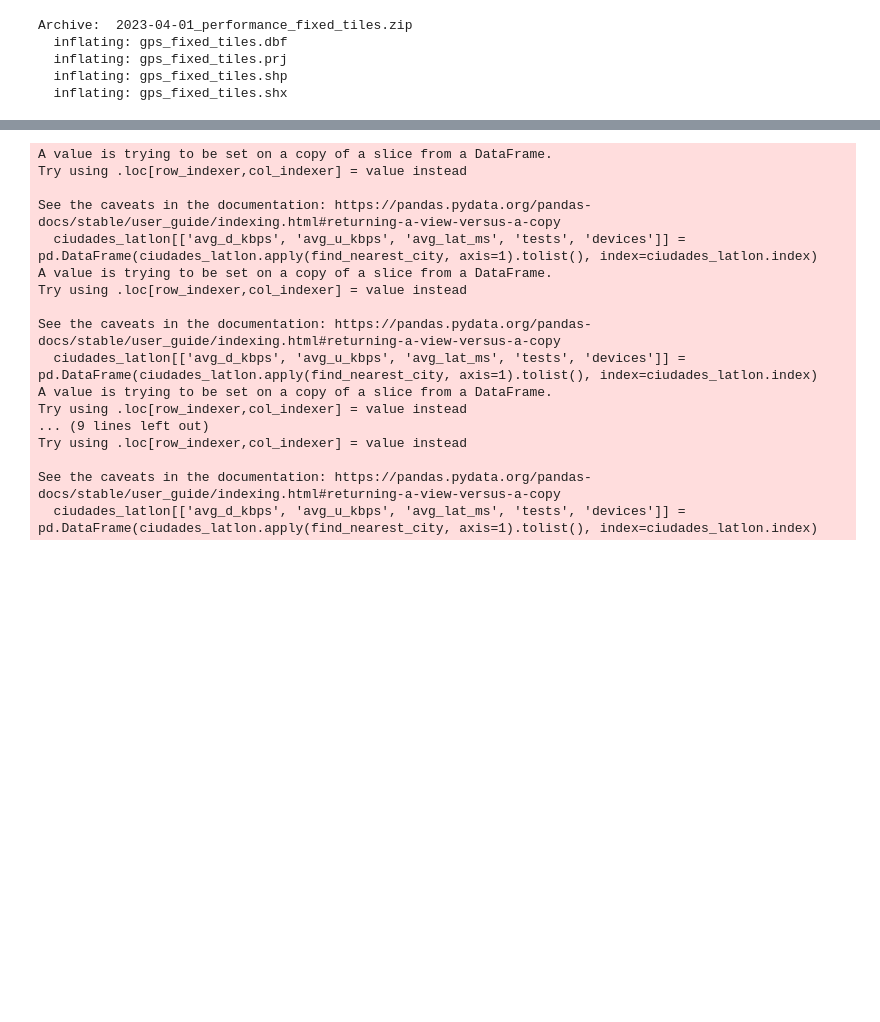
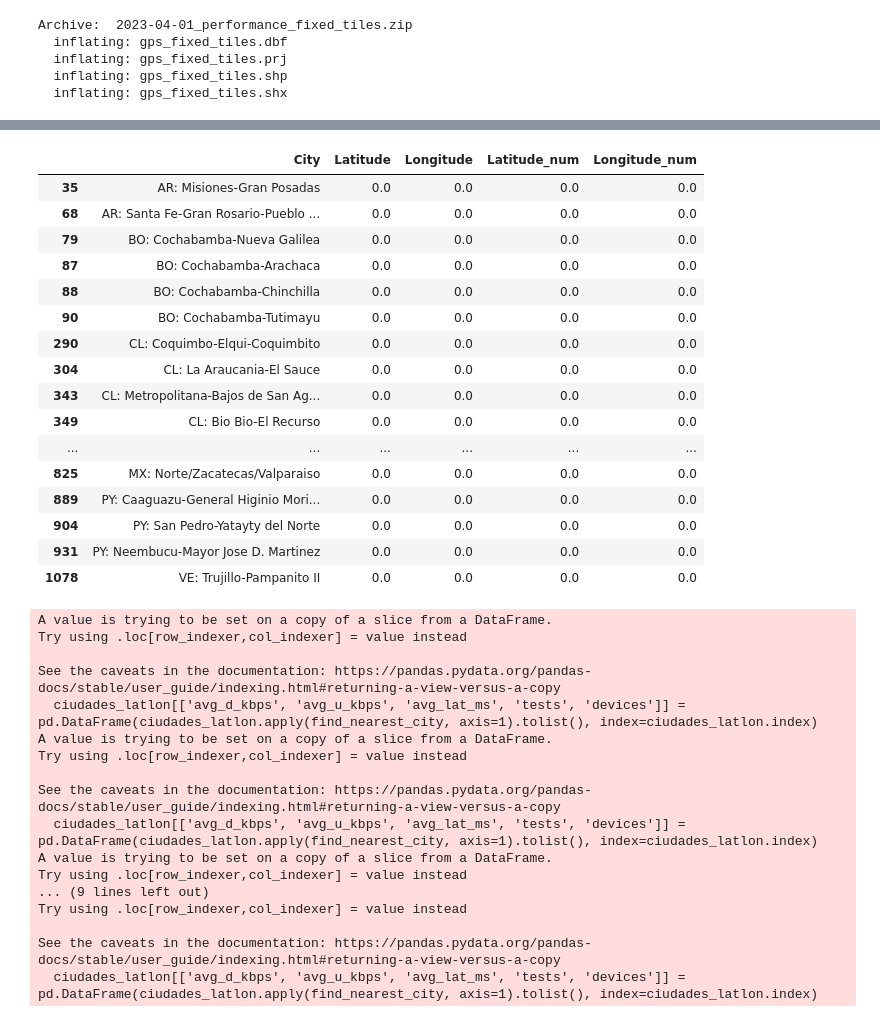
Before and after one commit to LCaravaggio/felicidad_y_redes, a Jupyter notebook: GeoCode.ipynb, the cells around one changed output, grey strips where cells are left out. Saved outputs shown, nothing was run; the diff lists cells and outputs as text; code cells hidden in the pictures; blank space fills up the shorter version.

```diff
--- a/GeoCode.ipynb
+++ b/GeoCode.ipynb
@@ -462,3 +496,23 @@ ciudades_latlon['Longitude_num']=ciudades_latlon['Longitude'].astype(float)
+# %%
+ciudades_latlon[ciudades_latlon['Latitude_num'] == 0]
+# %% [output]
+|  | City | Latitude | Longitude | Latitude_num | Longitude_num |
+| 35 | AR: Misiones-Gran Posadas | 0.0 | 0.0 | 0.0 | 0.0 |
+| 68 | AR: Santa Fe-Gran Rosario-Pueblo ... | 0.0 | 0.0 | 0.0 | 0.0 |
+| 79 | BO: Cochabamba-Nueva Galilea | 0.0 | 0.0 | 0.0 | 0.0 |
+| 87 | BO: Cochabamba-Arachaca | 0.0 | 0.0 | 0.0 | 0.0 |
+| 88 | BO: Cochabamba-Chinchilla | 0.0 | 0.0 | 0.0 | 0.0 |
+| 90 | BO: Cochabamba-Tutimayu | 0.0 | 0.0 | 0.0 | 0.0 |
+| 290 | CL: Coquimbo-Elqui-Coquimbito | 0.0 | 0.0 | 0.0 | 0.0 |
+| 304 | CL: La Araucania-El Sauce | 0.0 | 0.0 | 0.0 | 0.0 |
+| 343 | CL: Metropolitana-Bajos de San Ag... | 0.0 | 0.0 | 0.0 | 0.0 |
+| 349 | CL: Bio Bio-El Recurso | 0.0 | 0.0 | 0.0 | 0.0 |
+| ... | ... | ... | ... | ... | ... |
+| 825 | MX: Norte/Zacatecas/Valparaiso | 0.0 | 0.0 | 0.0 | 0.0 |
+| 889 | PY: Caaguazu-General Higinio Mori... | 0.0 | 0.0 | 0.0 | 0.0 |
+| 904 | PY: San Pedro-Yatayty del Norte | 0.0 | 0.0 | 0.0 | 0.0 |
+| 931 | PY: Neembucu-Mayor Jose D. Martinez | 0.0 | 0.0 | 0.0 | 0.0 |
+| 1078 | VE: Trujillo-Pampanito II | 0.0 | 0.0 | 0.0 | 0.0 |
 # %%
 ciudades_latlon=ciudades_latlon[ciudades_latlon['Latitude_num'] != 0]
 # %%
```
Also changed, not shown: parts of 13 cells of this notebook.
